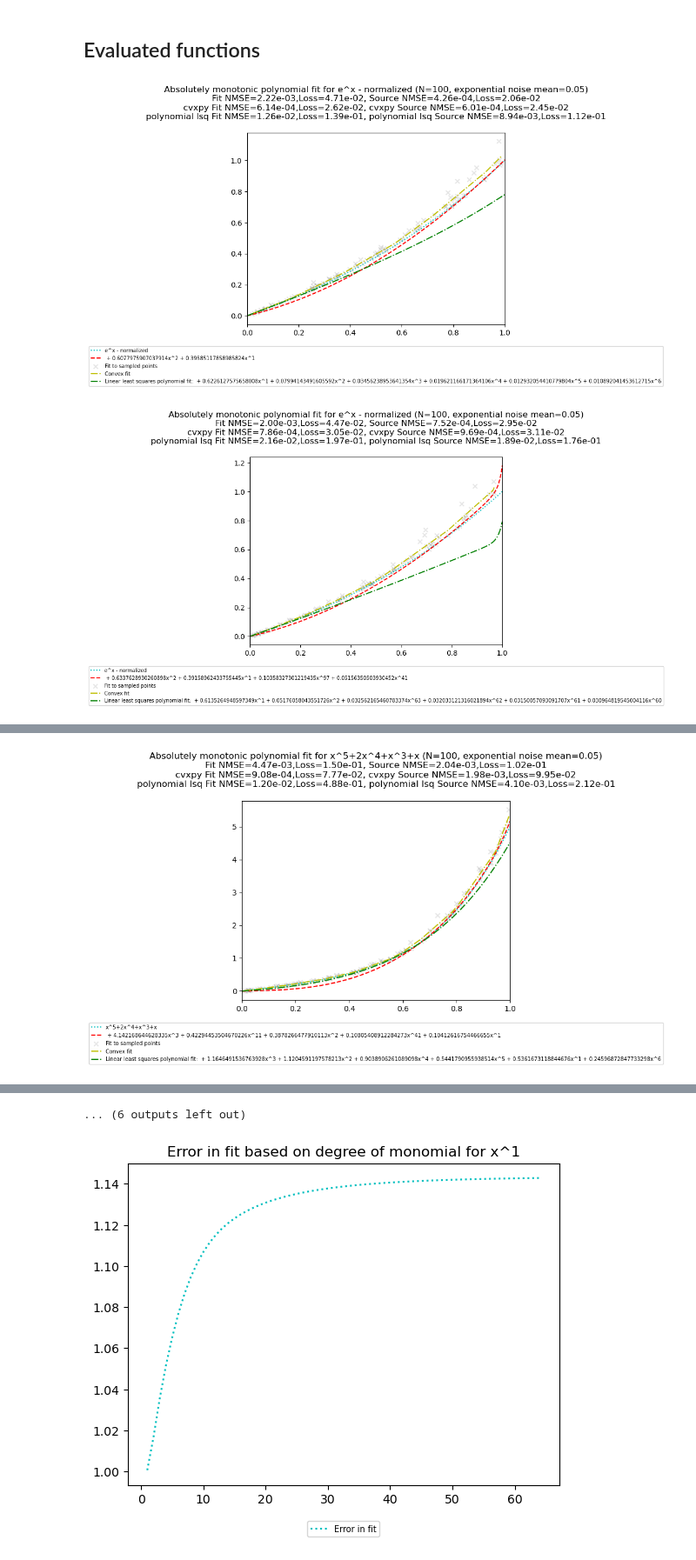
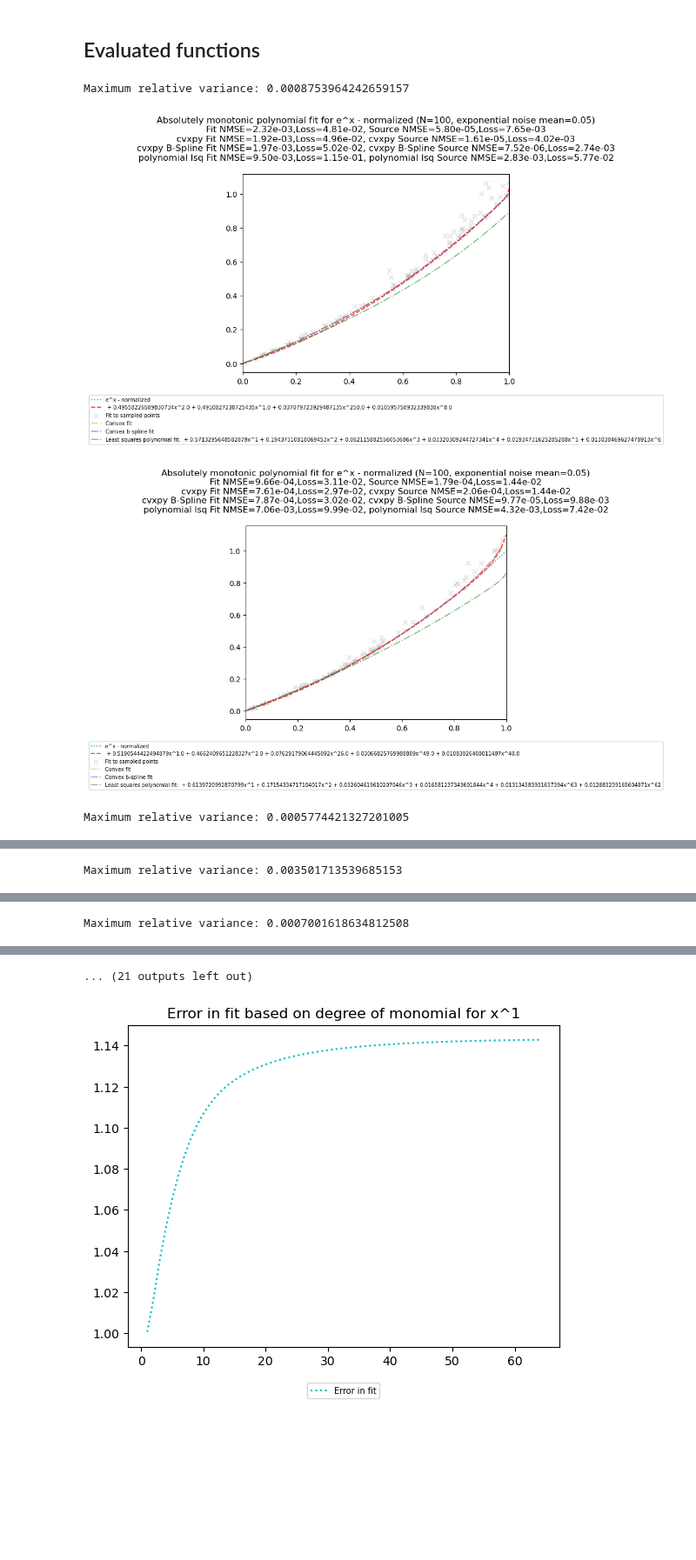
Before and after one commit to Undeceiver/AbsolutelyMonotonicFitting, a Jupyter notebook: absolutely_monotonic_fit.ipynb, the cells around one changed output, grey strips where cells are left out. Shown at 87% size. Saved outputs shown, nothing was run; the diff lists cells and outputs as text; code cells hidden in the pictures; blank space fills up the shorter version.

Commit message:
Added splines, improved optimization algos, measure variance on solutions.

```diff
--- a/absolutely_monotonic_fit.ipynb
+++ b/absolutely_monotonic_fit.ipynb
@@ -303,15 +373,18 @@ def plot_vander_fit(f, f_desc, coefs_vander, xx, ff, **kwargs):
 
     fitted_ff = monomial_sum(oo,coefs_vander)
 
-    plt.plot(oo,fitted_ff,c="g",linestyle="dashdot",alpha=1,label=f"Linear least squares polynomial fit: {monomial_sum_str(coefs_vander,**kwargs)}")
+    plt.plot(oo,fitted_ff,c="g",linestyle="dashdot",alpha=0.5,label=f"Least squares polynomial fit: {monomial_sum_str(coefs_vander,**kwargs)}")
 # %%
 number_tests = 100
 def monomial_sum_fit_many(f,number_samples,number_tests=number_tests,**kwargs):
     results = []
     #for i in tqdm(range(number_tests)):
+    (overall_sample_xx, overall_sample_yy) = generate_sample(f, number_samples=number_samples, **kwargs)
+    comparative_ff = []
     for i in range(number_tests):
         result = evaluate_monomial_sum_fit(f,number_samples,**kwargs)
 
+        comparative_ff.append(monomial_sum(overall_sample_xx,result["params"]))
         results.append(result)
 
         if i % 10 == 9:
@@ -327,7 +400,9 @@ def monomial_sum_fit_many(f,number_samples,number_tests=number_tests,**kwargs):
     max_result = [result for result in results if result["source_nmse"] == max_source_nmse][0]
     avg_result = [result for result in results if numpy.abs(result["source_nmse"]-avg_source_nmse) == min_avg_diff][0]
 
-    return {"max_source_nmse":max_source_nmse, "avg_source_nmse":avg_source_nmse, "avg_result":avg_result, "worst_result":max_result}
+    max_relative_variance = numpy.max([numpy.var(fff)/numpy.max(fff) for fff in [[ff[i] for ff in comparative_ff] for i in range(len(comparative_ff[0]))]])
+
+    return {"max_source_nmse":max_source_nmse, "avg_source_nmse":avg_source_nmse, "avg_result":avg_result, "worst_result":max_result, "max_relative_variance":max_relative_variance}
 # %%
 def plot_full_result_monomial_sum_fit(fit_function, function_desc,
                                               number_samples, number_samples_test, exponential_noise_mean_mult,
@@ -353,6 +428,18 @@ def plot_full_result_monomial_sum_fit(fit_function, function_desc,
     source_nmse_cvxpy = result_cvxpy["source_nmse"]
     source_loss_cvxpy = result_cvxpy["source_loss"]
 
+    result_cvxpy_bspline = cvxpy_bspline_fit(fit_function,
+                             xx,
+                             yy,
+                             number_samples_test=number_samples_test,
+                             **kwargs)
+
+    ff_cvxpy_bspline = result_cvxpy_bspline["ff"]
+    fit_nmse_cvxpy_bspline = result_cvxpy_bspline["fit_nmse"]
+    fit_loss_cvxpy_bspline = result_cvxpy_bspline["fit_loss"]
+    source_nmse_cvxpy_bspline = result_cvxpy_bspline["source_nmse"]
+    source_loss_cvxpy_bspline = result_cvxpy_bspline["source_loss"]
+
     result_vander = vander_fit(fit_function,
                              xx,
                              yy,
@@ -370,15 +457,18 @@ def plot_full_result_monomial_sum_fit(fit_function, function_desc,
         plot_title = f"Absolutely monotonic polynomial fit for {function_desc} (N={number_samples})\n" +\
                         f"Fit NMSE={fit_nmse:.2e},Loss={fit_loss:.2e}, Source NMSE={source_nmse:.2e},Loss={source_loss:.2e}\n" +\
                         f"cvxpy Fit NMSE={fit_nmse_cvxpy:.2e},Loss={fit_loss_cvxpy:.2e}, cvxpy Source NMSE={source_nmse_cvxpy:.2e},Loss={source_loss_cvxpy:.2e}\n" +\
+                        f"cvxpy B-Spline Fit NMSE={fit_nmse_cvxpy_bspline:.2e},Loss={fit_loss_cvxpy_bspline:.2e}, cvxpy B-Spline Source NMSE={source_nmse_cvxpy_bspline:.2e},Loss={source_loss_cvxpy_bspline:.2e}\n" +\
                         f"polynomial lsq Fit NMSE={fit_nmse_vander:.2e},Loss={fit_loss_vander:.2e}, polynomial lsq Source NMSE={source_nmse_vander:.2e},Loss={source_loss_vander:.2e}\n"
     else:
         plot_title = f"Absolutely monotonic polynomial fit for {function_desc} (N={number_samples}, exponential noise mean={exponential_noise_mean_mult:.2f})\n" +\
                         f"Fit NMSE={fit_nmse:.2e},Loss={fit_loss:.2e}, Source NMSE={source_nmse:.2e},Loss={source_loss:.2e}\n" +\
                         f"cvxpy Fit NMSE={fit_nmse_cvxpy:.2e},Loss={fit_loss_cvxpy:.2e}, cvxpy Source NMSE={source_nmse_cvxpy:.2e},Loss={source_loss_cvxpy:.2e}\n" +\
+                        f"cvxpy B-Spline Fit NMSE={fit_nmse_cvxpy_bspline:.2e},Loss={fit_loss_cvxpy_bspline:.2e}, cvxpy B-Spline Source NMSE={source_nmse_cvxpy_bspline:.2e},Loss={source_loss_cvxpy_bspline:.2e}\n" +\
                         f"polynomial lsq Fit NMSE={fit_nmse_vander:.2e},Loss={fit_loss_vander:.2e}, polynomial lsq Source NMSE={source_nmse_vander:.2e},Loss={source_loss_vander:.2e}\n"
 
     plot_monomial_sum_fit(fit_function,function_desc,params,xx,yy,**kwargs)
     plot_cvxpy_fit(fit_function,function_desc,xx,ff_cvxpy,**kwargs)
+    plot_cvxpy_bspline_fit(fit_function,function_desc,xx,ff_cvxpy_bspline,**kwargs)
     plot_vander_fit(fit_function,function_desc,coefs_vander,xx,ff_vander,**kwargs)
 
     ax = plt.gca()
@@ -433,24 +523,37 @@ f9_desc = "4x^2 {[0,0.5]} || 4x-1 {[0.5,1]}"
 def f9(x):
     return numpy.where(x < 0.5, 4*numpy.power(x,2), 4*x-1)
 
-functions = [(f1,f1_desc),(f2,f2_desc),(f3,f3_desc),(f4,f4_desc),(f5,f5_desc),(f6,f6_desc),(f7,f7_desc),(f8,f8_desc),(f9,f9_desc)]
+f10_desc = "1.2x^4+0.37x^50+0.1x^71"
+def f10(x):
+    return 1.2*x + 0.37*numpy.power(x,50)+0.1*numpy.power(x,71)
+
+f11_desc = "x^200"
+def f11(x):
+    return numpy.power(x,200)
+
+functions = [(f1,f1_desc),(f2,f2_desc),(f3,f3_desc),(f4,f4_desc),(f5,f5_desc),(f6,f6_desc),(f7,f7_desc),(f8,f8_desc),(f9,f9_desc),(f10,f10_desc),(f11,f11_desc)]
 #functions = [(f1,f1_desc)]
 # %%
 number_samples = 100
 number_samples_test=50
 number_tests = 5
 exponential_noise_mean_mult=0.05
+n_knots = 6
 mean_power = 2
 penalty_exponent = 1
 
 for (fit_function, function_desc) in functions:
     many_results = monomial_sum_fit_many(fit_function, number_samples, number_tests, exponential_noise_mean_mult=exponential_noise_mean_mult, mean_power=mean_power, penalty_exponent=penalty_exponent)
 
     avg_result = many_results["avg_result"]
     worst_result = many_results["worst_result"]
+    max_relative_variance = many_results["max_relative_variance"]
 
-    plot_full_result_monomial_sum_fit(fit_function, function_desc, number_samples, number_samples_test, exponential_noise_mean_mult, avg_result, mean_power=mean_power, penalty_exponent=penalty_exponent)
-    plot_full_result_monomial_sum_fit(fit_function, function_desc, number_samples, number_samples_test, exponential_noise_mean_mult, worst_result, mean_power=mean_power, penalty_exponent=penalty_exponent)
+    print(f"Maximum relative variance: {max_relative_variance}")
+    plot_full_result_monomial_sum_fit(fit_function, function_desc, number_samples, number_samples_test, exponential_noise_mean_mult, avg_result, mean_power=mean_power, penalty_exponent=penalty_exponent, n_knots=n_knots)
+    plot_full_result_monomial_sum_fit(fit_function, function_desc, number_samples, number_samples_test, exponential_noise_mean_mult, worst_result, mean_power=mean_power, penalty_exponent=penalty_exponent, n_knots=n_knots)
 # %% [output]
+Maximum relative variance: 0.0008753964242659157
-[figure, old version]
+[figure, new version]
-[figure, old version]
+[figure, new version]
+Maximum relative variance: 0.0005774421327201005
@@ -458,0 +562 @@ for (fit_function, function_desc) in functions:
+Maximum relative variance: 0.003501713539685153
@@ -460,0 +565 @@ for (fit_function, function_desc) in functions:
+Maximum relative variance: 0.0007001618634812508
@@ -463 +567,0 @@ for (fit_function, function_desc) in functions:
-[figure, removed]
@@ -467,4 +568,4 @@ for (fit_function, function_desc) in functions:
-... (6 outputs left out)
+... (21 outputs left out)
 # %%
 number_samples = 100
 number_samples_test=50
```
Also changed, not shown: parts of 10 cells of this notebook.
